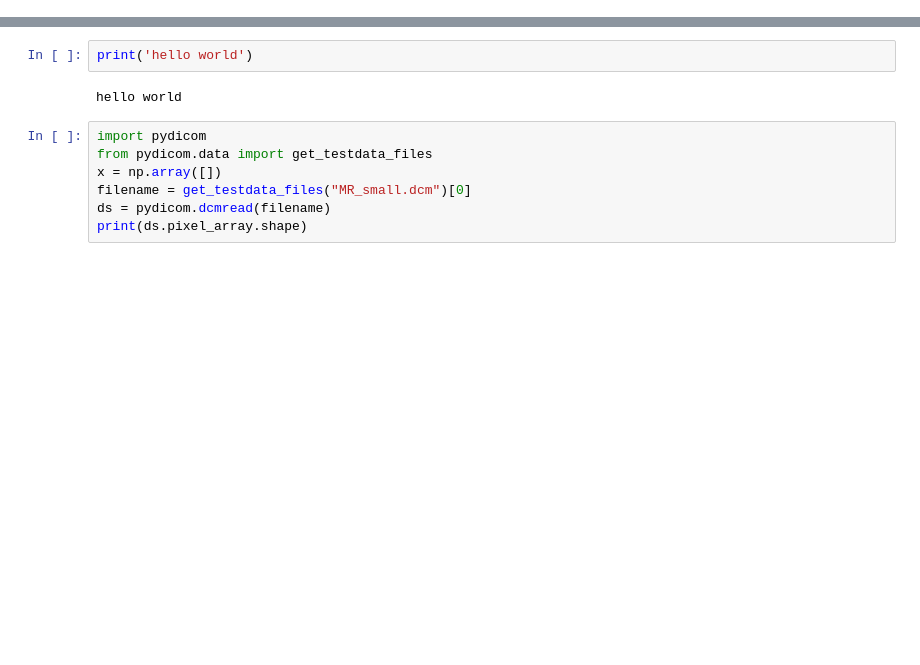
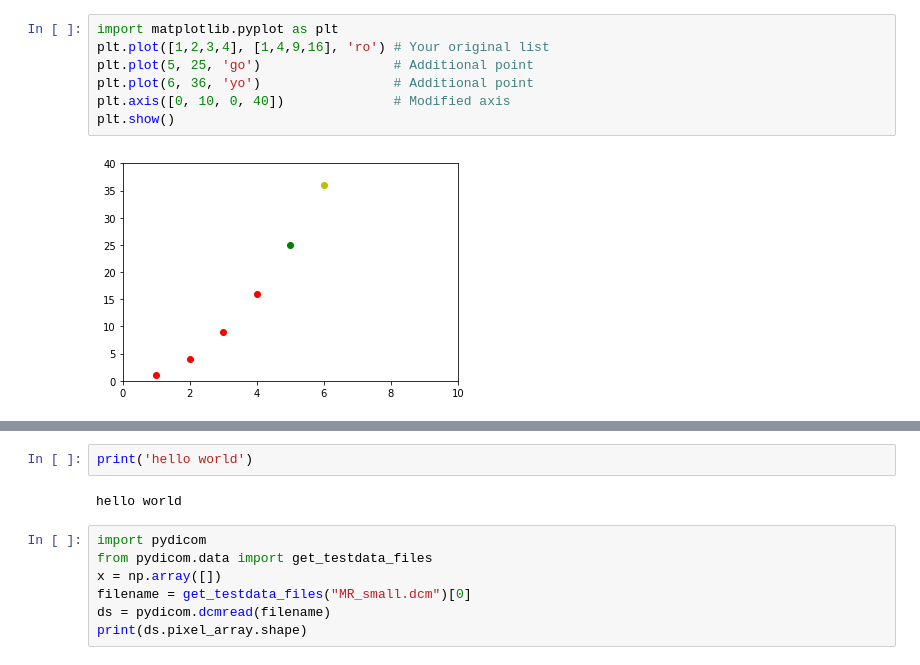
Before and after one commit to Big-Tree/cropDicomToROI, a Jupyter notebook: cropDicom.ipynb, the cells around one changed output, grey strips where cells are left out. Saved outputs shown, nothing was run; the diff lists cells and outputs as text; blank space fills up the shorter version.

```diff
--- a/cropDicom.ipynb
+++ b/cropDicom.ipynb
@@ -1,3 +1,12 @@
+# %%
+import matplotlib.pyplot as plt
+plt.plot([1,2,3,4], [1,4,9,16], 'ro') # Your original list
+plt.plot(5, 25, 'go')                 # Additional point
+plt.plot(6, 36, 'yo')                 # Additional point
+plt.axis([0, 10, 0, 40])              # Modified axis
+plt.show()
+# %% [output]
+[figure, added]
 # %%
 import glob
 import pandas as pd
```
Also changed, not shown: parts of 2 cells of this notebook.
